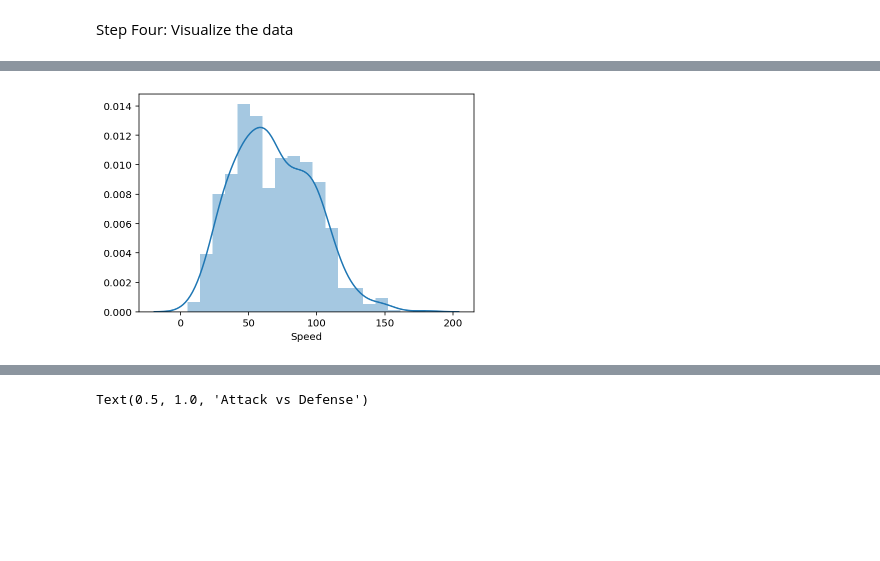
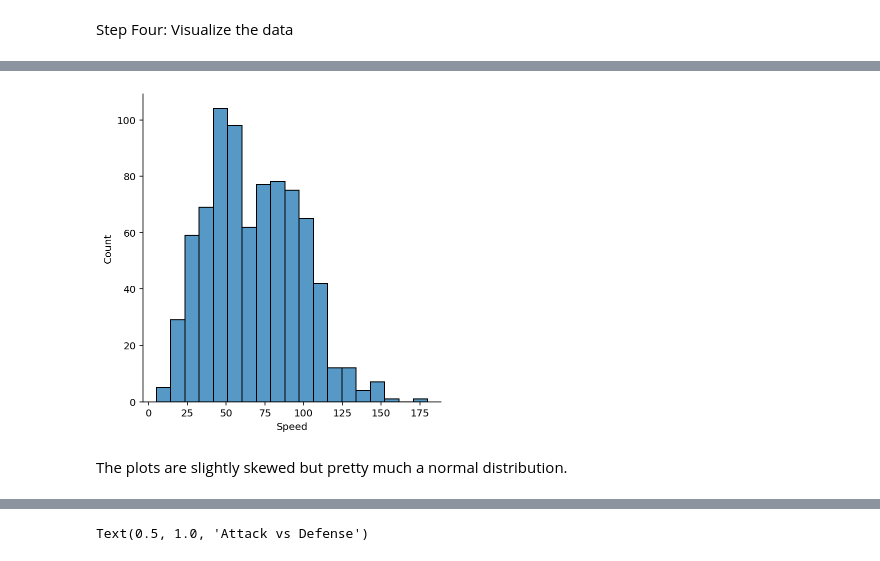
Before and after one commit to juliettegudknecht/PokemonProject, a Jupyter notebook: Final_Project_Gudknecht_Juliette.ipynb, the cells around one changed output, grey strips where cells are left out. Saved outputs shown, nothing was run; the diff lists cells and outputs as text; code cells hidden in the pictures; blank space fills up the shorter version.

```diff
--- a/Final_Project_Gudknecht_Juliette.ipynb
+++ b/Final_Project_Gudknecht_Juliette.ipynb
@@ -141,8 +143,10 @@ plt.show()
 # %%
-sns.distplot(data['Speed'])
+sns.displot(data['Speed'])
 plt.show()
 # %% [output]
-[figure, old version]
+[figure, new version]
+# %% [markdown]
+The plots are slightly skewed but pretty much a normal distribution.
 # %%
 data.groupby('Legendary').HP.mean().plot(kind='bar')
 # %% [output]
```
Also changed, not shown: parts of 34 cells of this notebook.
